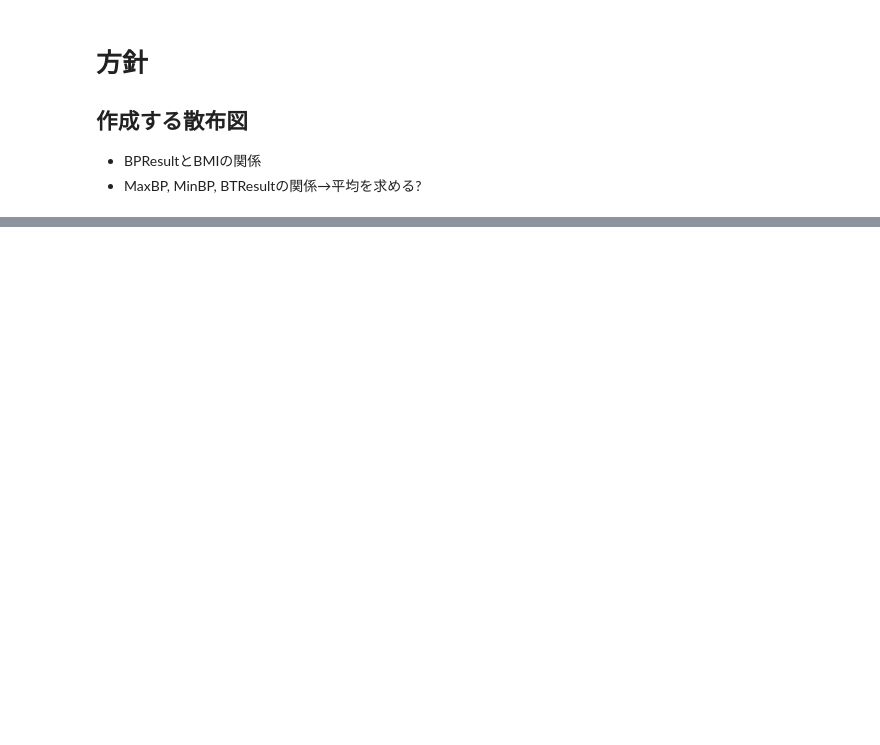
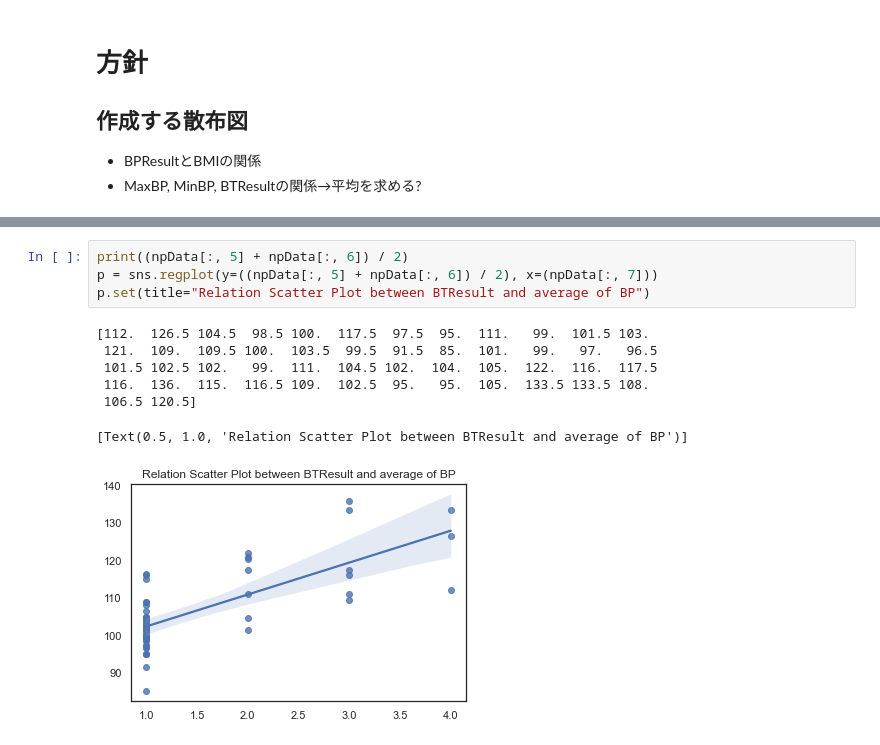
Before and after one commit to shion1305/2021_Probability_Statistics_Final, a Jupyter notebook: Analysis1.ipynb, the cells around one changed output, grey strips where cells are left out. Cells and saved outputs as stored; diff of their text form; blank space fills up the shorter version.

```diff
--- a/Analysis1.ipynb
+++ b/Analysis1.ipynb
@@ -64,0 +65,12 @@ sns.regplot(x=df["sepal_length"], y=df["sepal_width"])
+# %%
+print((npData[:, 5] + npData[:, 6]) / 2)
+p = sns.regplot(y=((npData[:, 5] + npData[:, 6]) / 2), x=(npData[:, 7]))
+p.set(title="Relation Scatter Plot between BTResult and average of BP")
+# %% [output]
+[112.  126.5 104.5  98.5 100.  117.5  97.5  95.  111.   99.  101.5 103.
+ 121.  109.  109.5 100.  103.5  99.5  91.5  85.  101.   99.   97.   96.5
+ 101.5 102.5 102.   99.  111.  104.5 102.  104.  105.  122.  116.  117.5
+ 116.  136.  115.  116.5 109.  102.5  95.   95.  105.  133.5 133.5 108.
+ 106.5 120.5]
+[Text(0.5, 1.0, 'Relation Scatter Plot between BTResult and average of BP')]
+[figure, added]
```
Also changed, not shown: parts of 13 cells of this notebook, 1 other file.
